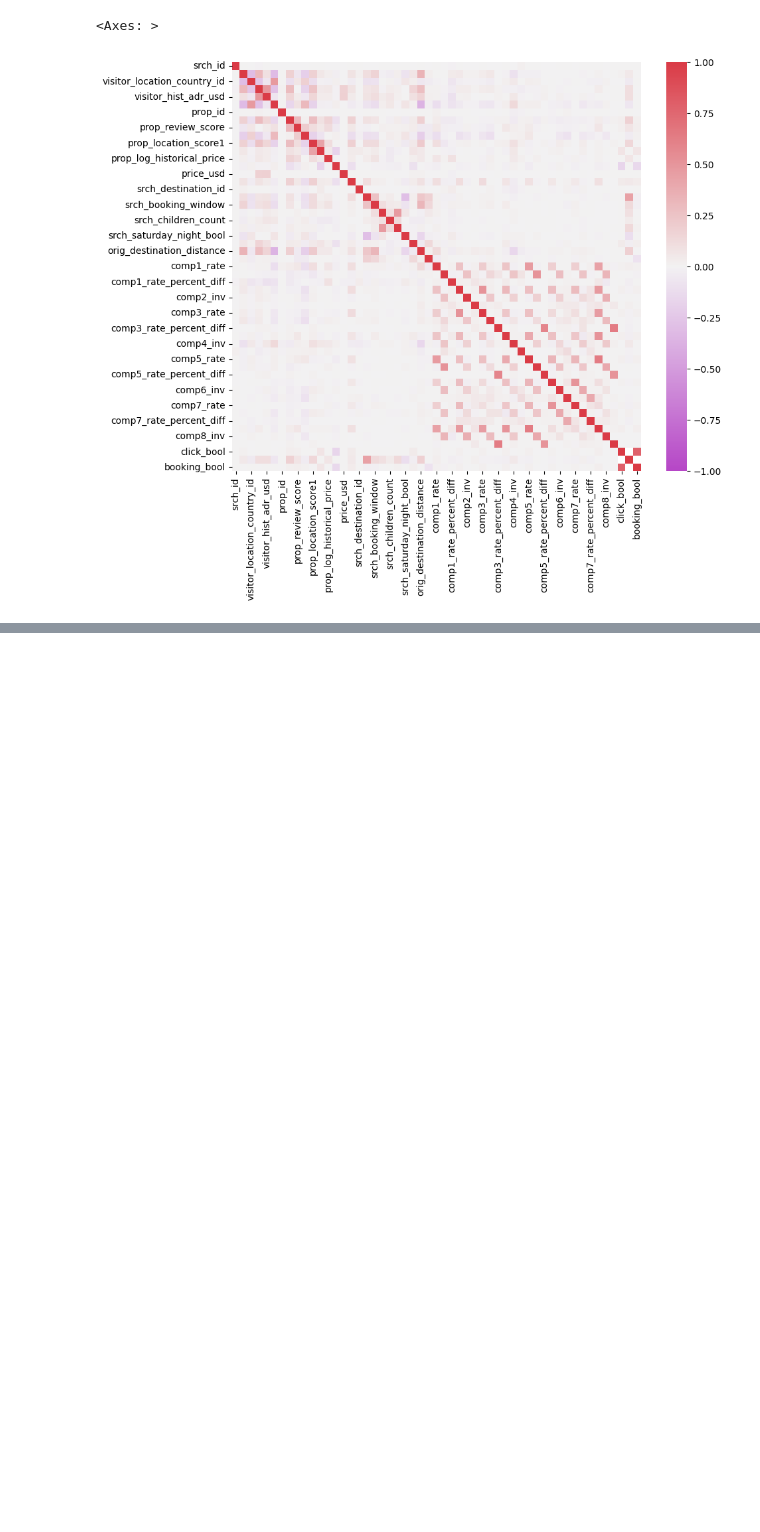
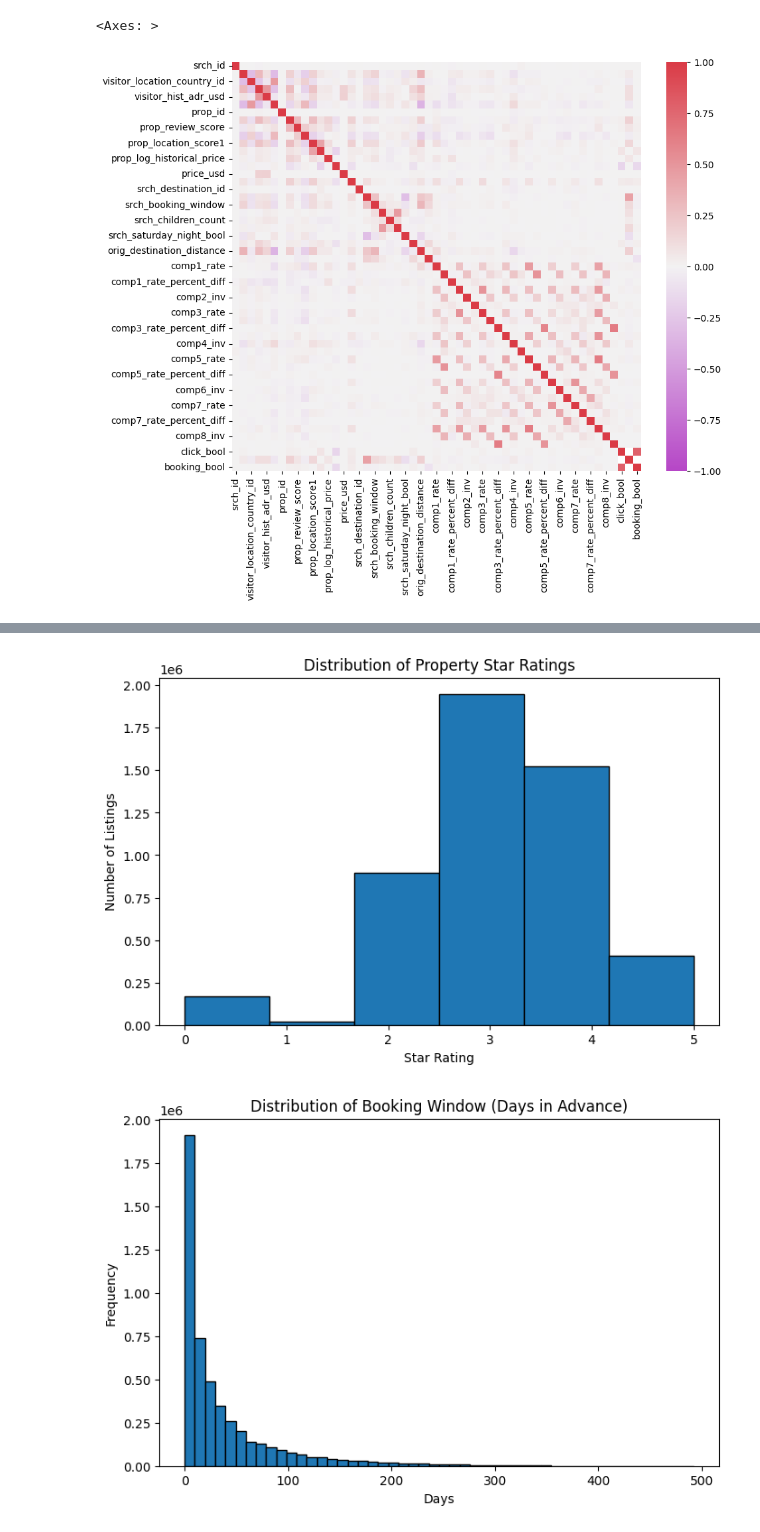
Before and after one commit to kshnva/DMT2, a Jupyter notebook: eda.ipynb, the cells around one changed output, grey strips where cells are left out. Drawn from its saved outputs; the diff is of its cells as text; code cells hidden in the pictures; blank space fills up the shorter version.

```diff
--- a/eda.ipynb
+++ b/eda.ipynb
@@ -15,3 +146,67 @@ sns.heatmap(corr,
 # %% [output]
 <Axes: >
 [figure]
+# %%
+# Load datasets (make sure the files are in the same directory)
+train = pd.read_csv("./data/training_set_VU_DM.csv")
+test = pd.read_csv("./data/test_set_VU_DM.csv")
+
+# 1. Basic Info
+print("Training Set Shape:", train.shape)
+print("Test Set Shape:", test.shape)
+
+print("\nTraining Set Columns:")
+print(train.columns)
+
+# 2. Missing Values Summary
+missing_values = train.isnull().mean().sort_values(ascending=False) * 100
+print("\nMissing Values (% of rows):")
+print(missing_values[missing_values > 0])
+
+# 3. Descriptive Statistics
+print("\nDescriptive Statistics:")
+print(train.describe())
+
+# 4. Plot: Property Star Rating Distribution
+plt.figure(figsize=(8, 5))
+train['prop_starrating'].hist(bins=6, edgecolor='black')
+plt.title("Distribution of Property Star Ratings")
+plt.xlabel("Star Rating")
+plt.ylabel("Number of Listings")
+plt.grid(False)
+plt.show()
+
+# 5. Plot: Search Booking Window
+plt.figure(figsize=(8, 5))
+train['srch_booking_window'].hist(bins=50, edgecolor='black')
+plt.title("Distribution of Booking Window (Days in Advance)")
+plt.xlabel("Days")
+plt.ylabel("Frequency")
+plt.grid(False)
+plt.show()
+
+# 6. Plot: Origin-Destination Distance
+plt.figure(figsize=(8, 5))
+train['orig_destination_distance'].dropna().hist(bins=100, edgecolor='black')
+plt.title("Distribution of Origin-Destination Distance")
+plt.xlabel("Distance")
+plt.ylabel("Frequency")
+plt.grid(False)
+plt.show()
+
+# 7. Plot: Booking vs. Non-Booking
+booking_counts = train['booking_bool'].value_counts().sort_index()
+plt.figure(figsize=(6, 4))
+plt.bar(['Not Booked', 'Booked'], booking_counts.values, color=['grey', 'green'])
+plt.title("Booking vs Non-Booking")
+plt.ylabel("Number of Records")
+plt.show()
+
+# 8. Plot: Click vs. No Click
+click_counts = train['click_bool'].value_counts().sort_index()
+plt.figure(figsize=(6, 4))
+plt.bar(['No Click', 'Clicked'], click_counts.values, color=['blue', 'orange'])
+plt.title("Click vs No Click")
+plt.ylabel("Number of Records")
+plt.show()
+# %% [output]
@@ -17,0 +230,2 @@ sns.heatmap(corr,
+[figure, added]
+[figure, added]
```
Also changed, not shown: parts of 14 cells of this notebook, 1 other file.
